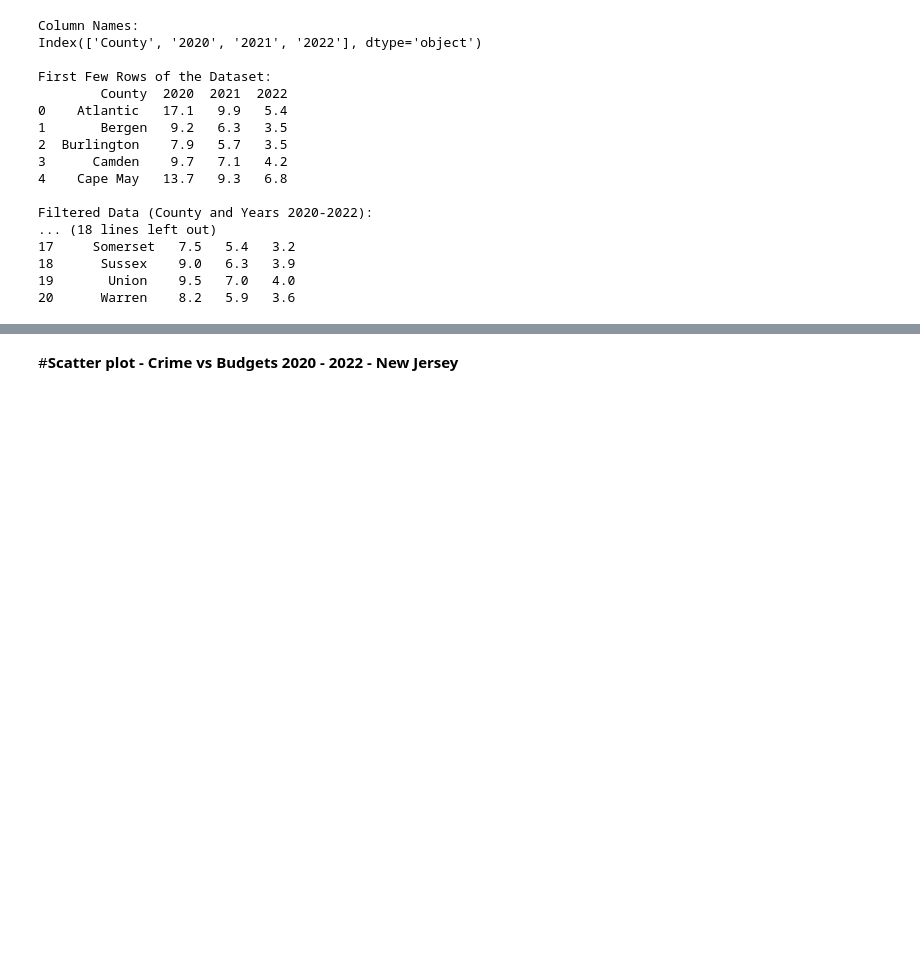
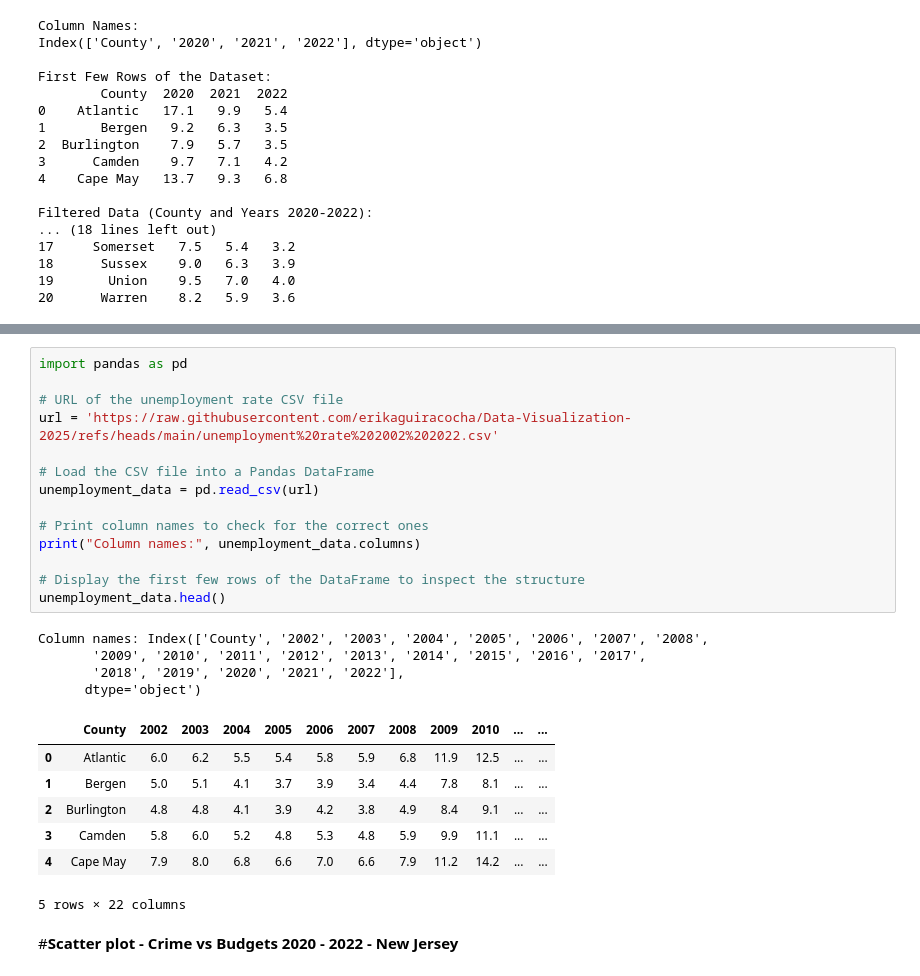
Before and after one commit to erikaguiracocha/Data-Visualization-2025, a Jupyter notebook: PS4erikaguiracocha.ipynb, the cells around one changed output, grey strips where cells are left out. Cells and saved outputs as stored; diff of their text form; blank space fills up the shorter version.

```diff
--- a/PS4erikaguiracocha.ipynb
+++ b/PS4erikaguiracocha.ipynb
@@ -124,3 +141,29 @@ Filtered Data (County and Years 2020-2022):
+# %%
+import pandas as pd
+
+# URL of the unemployment rate CSV file
+url = 'https://raw.githubusercontent.com/erikaguiracocha/Data-Visualization-2025/refs/heads/main/unemployment%20rate%202002%202022.csv'
+
+# Load the CSV file into a Pandas DataFrame
+unemployment_data = pd.read_csv(url)
+
+# Print column names to check for the correct ones
+print("Column names:", unemployment_data.columns)
+
+# Display the first few rows of the DataFrame to inspect the structure
+unemployment_data.head()
+# %% [output]
+Column names: Index(['County', '2002', '2003', '2004', '2005', '2006', '2007', '2008',
+       '2009', '2010', '2011', '2012', '2013', '2014', '2015', '2016', '2017',
+       '2018', '2019', '2020', '2021', '2022'],
+      dtype='object')
+|  | County | 2002 | 2003 | 2004 | 2005 | 2006 | 2007 | 2008 | 2009 | 2010 | ... | ... |
+| 0 | Atlantic | 6.0 | 6.2 | 5.5 | 5.4 | 5.8 | 5.9 | 6.8 | 11.9 | 12.5 | ... | ... |
+| 1 | Bergen | 5.0 | 5.1 | 4.1 | 3.7 | 3.9 | 3.4 | 4.4 | 7.8 | 8.1 | ... | ... |
+| 2 | Burlington | 4.8 | 4.8 | 4.1 | 3.9 | 4.2 | 3.8 | 4.9 | 8.4 | 9.1 | ... | ... |
+| 3 | Camden | 5.8 | 6.0 | 5.2 | 4.8 | 5.3 | 4.8 | 5.9 | 9.9 | 11.1 | ... | ... |
+| 4 | Cape May | 7.9 | 8.0 | 6.8 | 6.6 | 7.0 | 6.6 | 7.9 | 11.2 | 14.2 | ... | ... |
+5 rows × 22 columns
 # %% [markdown]
 #**Scatter plot - Crime vs Budgets 2020 - 2022 - New Jersey**
 # %%
```
Also changed, not shown: parts of 4 cells of this notebook.
